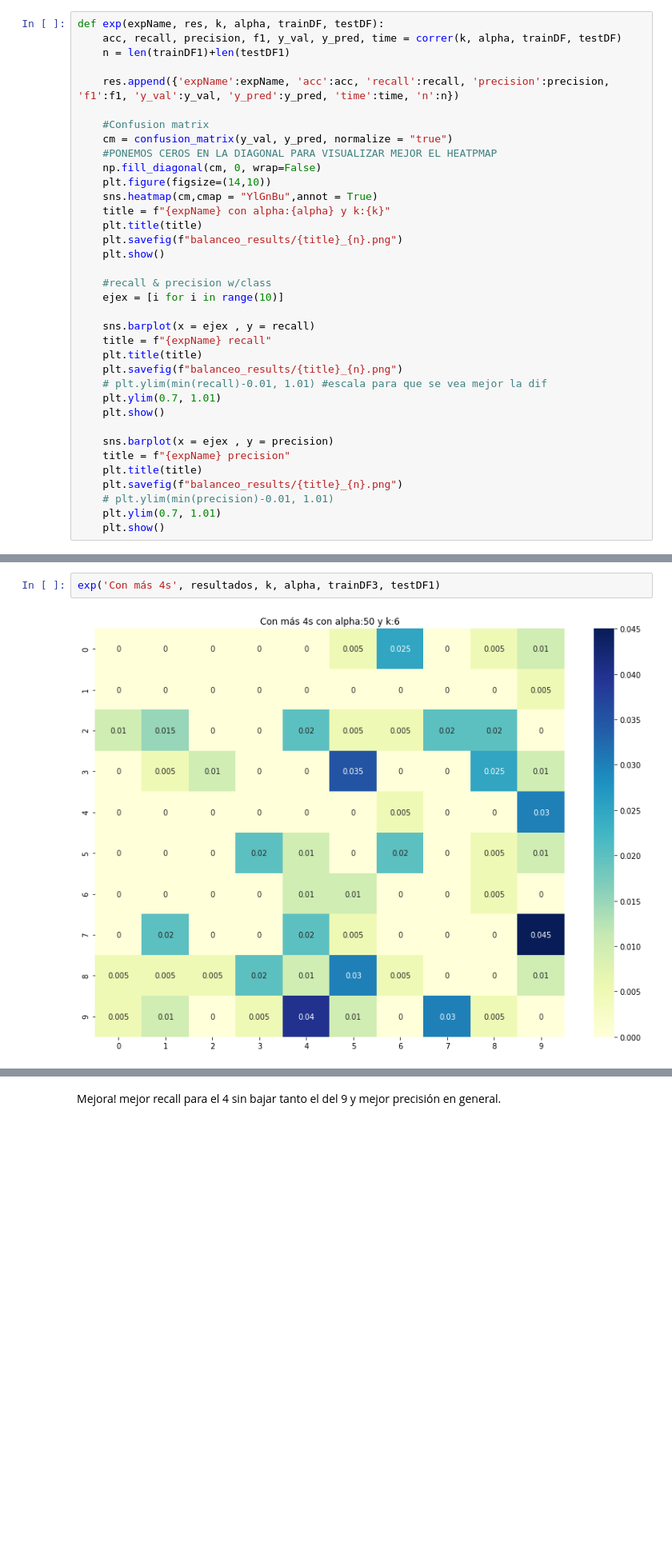
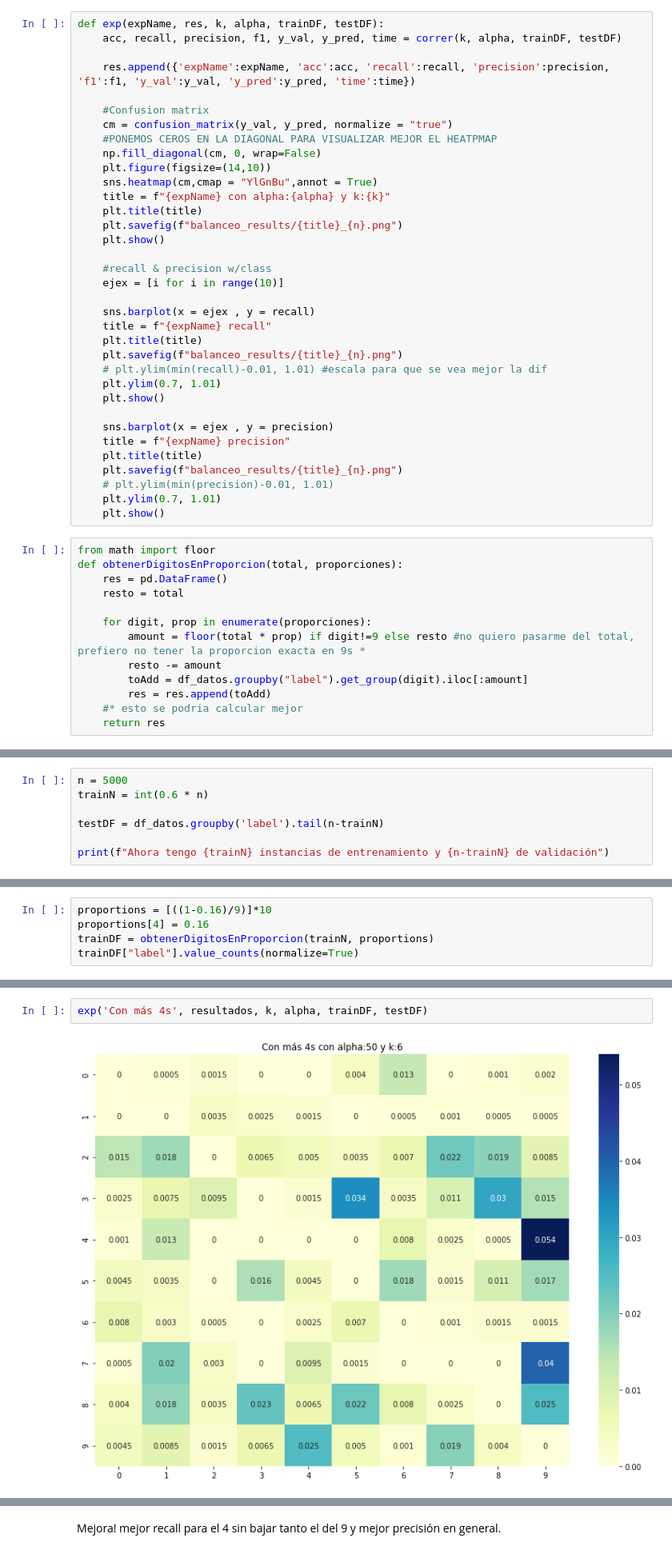
Before and after one commit to fzanollo/metodos-num, a Jupyter notebook: tp2/notebooks/balanceo.ipynb, the cells around one changed output, grey strips where cells are left out. Shown at 80% size. Saved outputs shown, nothing was run; the diff lists cells and outputs as text; blank space fills up the shorter version.

Commit message:
exp balanceo con n fijo, borro carpeta de results del repo

```diff
--- a/tp2/notebooks/balanceo.ipynb
+++ b/tp2/notebooks/balanceo.ipynb
@@ -76,9 +59,8 @@ def correr(k, alpha, trainDF, testDF):
 # %%
 def exp(expName, res, k, alpha, trainDF, testDF):
     acc, recall, precision, f1, y_val, y_pred, time = correr(k, alpha, trainDF, testDF)
-    n = len(trainDF1)+len(testDF1)
 
-    res.append({'expName':expName, 'acc':acc, 'recall':recall, 'precision':precision, 'f1':f1, 'y_val':y_val, 'y_pred':y_pred, 'time':time, 'n':n})
+    res.append({'expName':expName, 'acc':acc, 'recall':recall, 'precision':precision, 'f1':f1, 'y_val':y_val, 'y_pred':y_pred, 'time':time})
 
     #Confusion matrix
     cm = confusion_matrix(y_val, y_pred, normalize = "true")
@@ -109,6 +91,19 @@ def exp(expName, res, k, alpha, trainDF, testDF):
     # plt.ylim(min(precision)-0.01, 1.01)
     plt.ylim(0.7, 1.01)
     plt.show()
+# %%
+from math import floor
+def obtenerDigitosEnProporcion(total, proporciones):
+    res = pd.DataFrame()
+    resto = total
+
+    for digit, prop in enumerate(proporciones):
+        amount = floor(total * prop) if digit!=9 else resto #no quiero pasarme del total, prefiero no tener la proporcion exacta en 9s *
+        resto -= amount
+        toAdd = df_datos.groupby("label").get_group(digit).iloc[:amount]
+        res = res.append(toAdd)
+    #* esto se podria calcular mejor
+    return res
 # %%
 # Mejor (alpha, k): (50, 6)
 # Mejor pareja de cross validation :(Alpha,k) = 35, 6
@@ -152,0 +119,7 @@ Name: label, dtype: int64
+# %%
+n = 5000
+trainN = int(0.6 * n)
+
+testDF = df_datos.groupby('label').tail(n-trainN)
+
+print(f"Ahora tengo {trainN} instancias de entrenamiento y {n-trainN} de validación")
@@ -212,0 +181,5 @@ Name: label, dtype: int64
+# %%
+proportions = [((1-0.16)/9)]*10
+proportions[4] = 0.16
+trainDF = obtenerDigitosEnProporcion(trainN, proportions)
+trainDF["label"].value_counts(normalize=True)
@@ -213,4 +198,4 @@ Name: label, dtype: int64
 # %%
-exp('Con más 4s', resultados, k, alpha, trainDF3, testDF1)
+exp('Con más 4s', resultados, k, alpha, trainDF, testDF)
 # %% [output]
-[figure, old version]
+[figure, new version]
```
Also changed, not shown: parts of 26 cells of this notebook, 9 other files.
